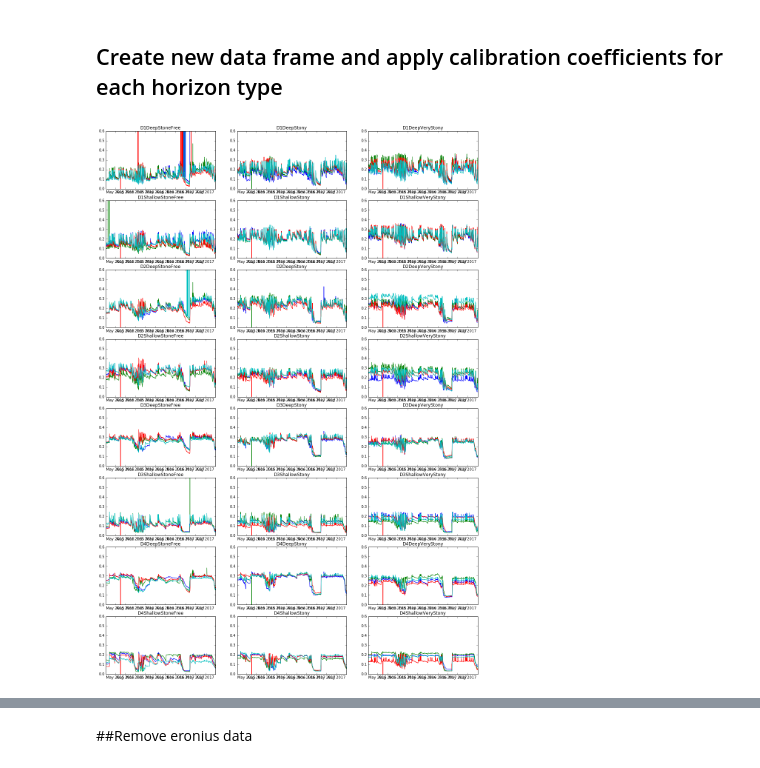
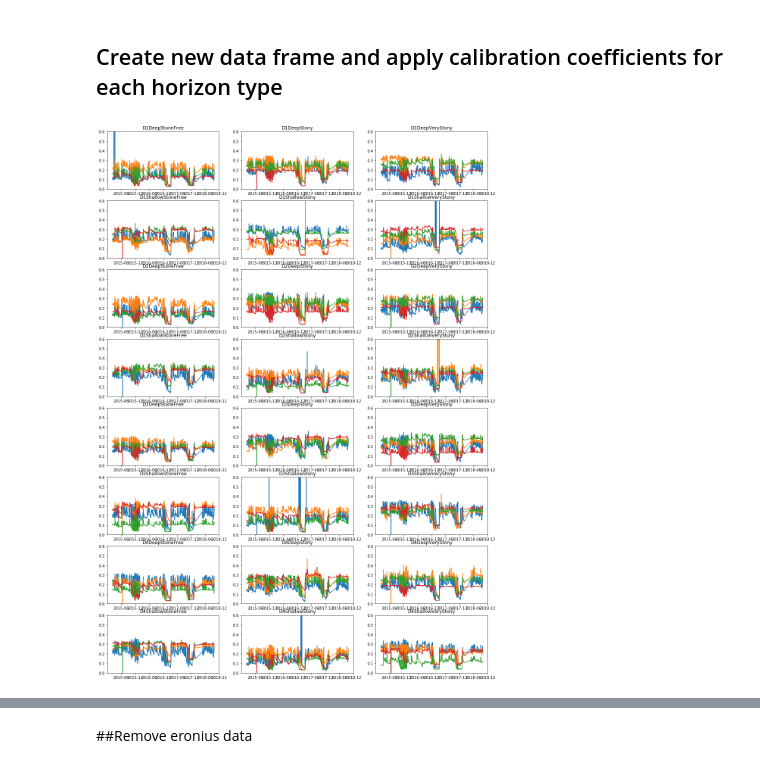
Before and after one commit to HamishBrownPFR/StonySoilLysimeters, a Jupyter notebook: SetUpLysimeterDataFrames.ipynb, the cells around one changed output, grey strips where cells are left out. Saved outputs shown, nothing was run; the diff lists cells and outputs as text; code cells hidden in the pictures.

```diff
--- a/SetUpLysimeterDataFrames.ipynb
+++ b/SetUpLysimeterDataFrames.ipynb
@@ -13,29 +13,31 @@ AllData=pd.read_csv('K:\Rainshelter\StonySoilLysimeters\DownloadedData\StonyLysi
                          dayfirst=True, #tell the function that the day is before the year in the data i.e format='%d/%m/%Y %H:%M'
                          skiprows = [0,2,3], #leave out rows 1, 3 and 4 which have redundant information
                          index_col = 0, #Use the first column, which is Date, as an index
-                         na_values = 'NAN')
+                         na_values = 'NAN',
+                   engine='python')
 
 #Read in calibration coefficients calculated in C:\GitHubRepos\StonySoilLysimeters\Calibration\CS650Calibration.ipynb
-SensorCoefficients = pd.read_pickle('D:\GitHubRepos\StonySoilLysimeters\Calibration\CS650Calibration.pkl')
+SensorCoefficients = pd.read_pickle('.\Calibration\CS650Calibration.pkl')
 
 #Bring in all index data
-AllDataIndex=pd.read_csv('D:\GitHubRepos\StonySoilLysimeters\IndexFiles\StonyLysimetersWater&TempIndex.csv',
+AllDataIndex=pd.read_csv('.\IndexFiles\StonyLysimetersWater&TempIndex.csv',
                          index_col = 0)
 
 #Bring in index for horizion types
-HorizonIndex=pd.read_csv('D:\GitHubRepos\StonySoilLysimeters\IndexFiles\HorizonIndex.csv', #specify file path for data to read in
+HorizonIndex=pd.read_csv('.\IndexFiles\HorizonIndex.csv', #specify file path for data to read in
                          index_col = 0, #Use the first column, which is Date, as an index
                          na_values = 'NAN')
 
 #Apply indexes to data
 AllDataTransposed = AllData.transpose()
-AllDataIndexed = pd.concat([AllDataIndex,AllDataTransposed], axis=1)
+AllDataIndexed = pd.concat([AllDataIndex,AllDataTransposed], axis=1,sort=True)
 AllDataIndexed.index.name='ColumnHeader'
 AllDataIndexed.set_index(['Measurement','Depth','Gravels','Stones','Column','Sensor', 'MUX', 'Port','Units','Summary','Block','Treatment'],
                         append=False, inplace=True)
-AllDataIndexed.sort(inplace=True)
+AllDataIndexed.sort_index(inplace=True)
+AllDataIndexed.sort_index(axis=1, inplace=True)
 Data=AllDataIndexed.transpose()
-Data.index = Data.index.to_datetime()  ## for some reason the concat function changes the data type on the date indes so need to change it back
+Data.index = pd.to_datetime(Data.index)  ## for some reason the concat function changes the data type on the date indes so need to change it back
 # %%
 Data.to_pickle('.\DataFrames\Data.pkl')
 # %%
@@ -57,39 +59,45 @@ SensorCoefficients
 # %% [markdown]
 ## Create new data frame and apply calibration coefficients for each horizon type
 # %%
-VWC_uncalibrated = Data.VolumetricWaterContent
+VWC_uncalibrated = Data.VolumetricWaterContent.copy()
+VWC_uncalibrated.sort_index(axis=0,inplace=True)
+VWC_uncalibrated.sort_index(axis=1,inplace=True)
 VWC_uncalibrated.columns = VWC_uncalibrated.columns.swaplevel('Depth','Sensor') #Make sensor the top level so index selection works properly
 VWC_calibrated = pd.DataFrame(index = VWC_uncalibrated.index, columns = VWC_uncalibrated.columns)  #Set up empty dataframe with the same index and column structure as TDR data
 
+
 for X in range (1,97):
     SensorRef = 'S_' + np.str(X)
-    Horizon = HorizonIndex.ix[X,'Horizon']
-    Slope = SensorCoefficients.ix[Horizon,'Slope']
-    Intercept = SensorCoefficients.ix[Horizon,'Intercept']
-    VWC_calibrated[SensorRef] = VWC_uncalibrated.ix[:,SensorRef] * Slope + Intercept
+    Horizon = HorizonIndex.loc[X,'Horizon']
+    Slope = SensorCoefficients.loc[Horizon,'Slope']
+    Intercept = SensorCoefficients.loc[Horizon,'Intercept']
+    VWC_calibrated[SensorRef] = VWC_uncalibrated.loc[:,SensorRef] * Slope + Intercept
+
+VWC_calibrated.sort_index(axis=0,inplace=True)
+VWC_calibrated.sort_index(axis=1,inplace=True)
 # %%
 Depths = ['D1','D2','D3','D4']
 Gravels = ['Deep','Shallow']
 Stones = ['StoneFree','Stony','VeryStony']
 
 Graph = plt.figure(figsize=(18,80))
 
 Pos = 1
 for Depth in Depths:
     for Grav in Gravels:
         for Ston in Stones:
             fig = Graph.add_subplot(24,3,Pos)
             DepthMask = VWC_calibrated.columns.isin([Depth], level='Depth')
             GravelMask = VWC_calibrated.columns.isin([Grav], level='Gravels')
             StoneMask = VWC_calibrated.columns.isin([Ston], level='Stones')
             mask = [all(tup) for tup in zip(DepthMask,GravelMask,StoneMask)]
-            plt.plot(VWC_uncalibrated.ix[:,mask].index,
-                     VWC_uncalibrated.ix[:,mask],)
+            plt.plot(VWC_uncalibrated.loc[:,mask].index,
+                     VWC_uncalibrated.loc[:,mask],)
             Pos +=1
             plt.ylim(0,0.6)
             plt.title(Depth+Grav+Ston)
 # %% [output]
-[figure, old version]
+[figure, new version]
 # %%
 Depths = ['D1','D2','D3','D4']
 Gravels = ['Deep','Shallow']
```
Also changed, not shown: parts of 8 cells of this notebook, 1 other file.
